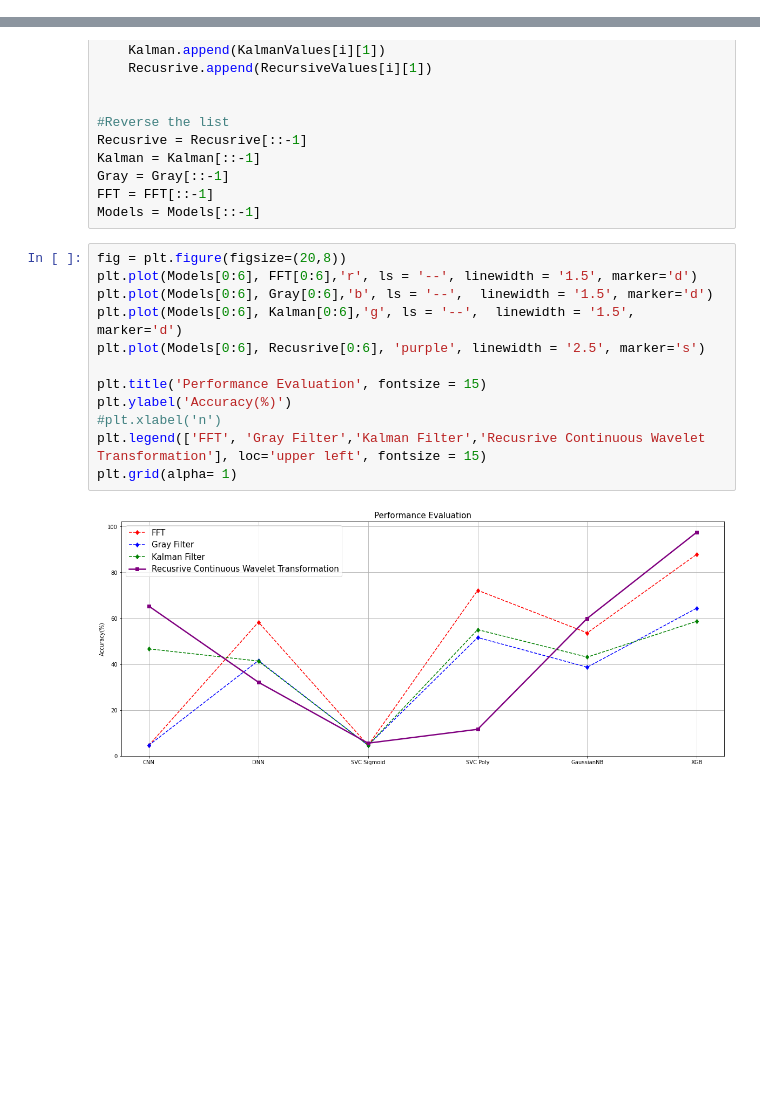
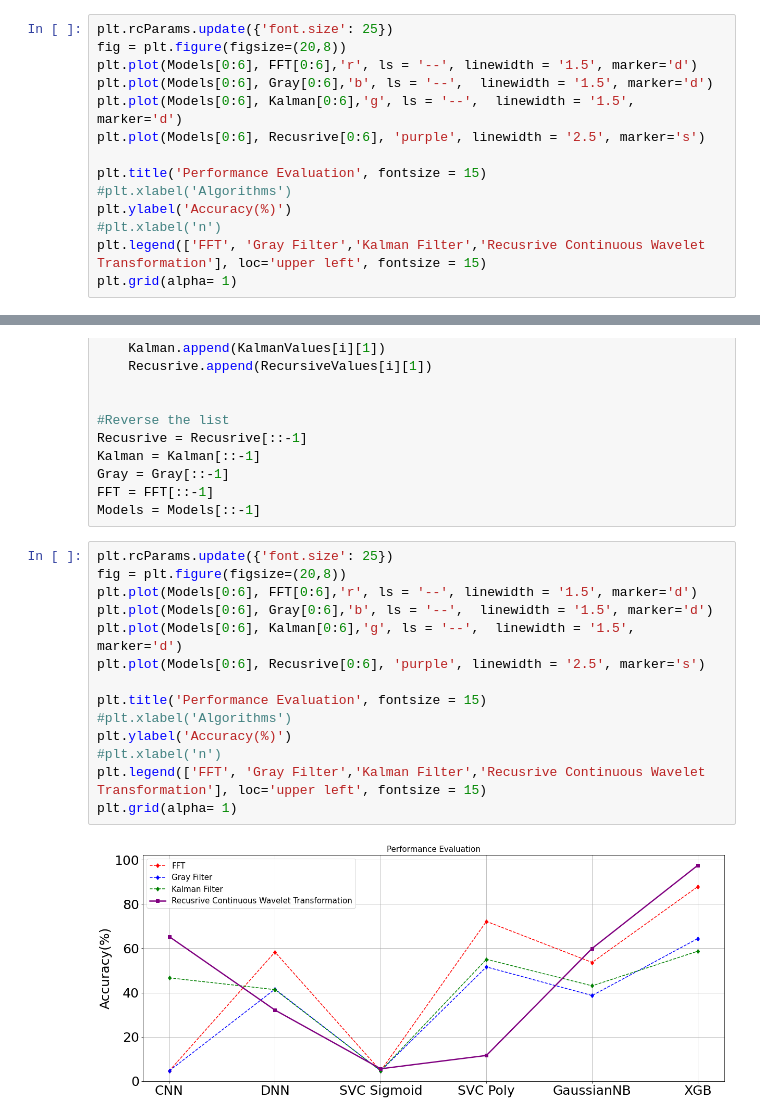
Before and after one commit to Sakibapon/IndoorLocalaization, a Jupyter notebook: recursive-continuous-wavelet-transformation.ipynb, the cells around one changed output, grey strips where cells are left out. Cells and saved outputs as stored; diff of their text form; blank space fills up the shorter version.

Commit message:
Kaggle Notebook | Recursive Continuous Wavelet Transformation | Version 5

```diff
--- a/recursive-continuous-wavelet-transformation.ipynb
+++ b/recursive-continuous-wavelet-transformation.ipynb
@@ -136,6 +136,20 @@ for i in range(1, 10):
 8 97.49
 9 97.34
 6
+# %%
+plt.rcParams.update({'font.size': 25})
+fig = plt.figure(figsize=(20,8))
+plt.plot(Models[0:6], FFT[0:6],'r', ls = '--', linewidth = '1.5', marker='d')
+plt.plot(Models[0:6], Gray[0:6],'b', ls = '--',  linewidth = '1.5', marker='d')
+plt.plot(Models[0:6], Kalman[0:6],'g', ls = '--',  linewidth = '1.5', marker='d')
+plt.plot(Models[0:6], Recusrive[0:6], 'purple', linewidth = '2.5', marker='s')
+
+plt.title('Performance Evaluation', fontsize = 15)
+#plt.xlabel('Algorithms')
+plt.ylabel('Accuracy(%)')
+#plt.xlabel('n')
+plt.legend(['FFT', 'Gray Filter','Kalman Filter','Recusrive Continuous Wavelet Transformation'], loc='upper left', fontsize = 15)
+plt.grid(alpha= 1)
 # %%
 depth = XGBestimator[:9]
 child = XGBestimatorChild
@@ -522,16 +536,18 @@ Gray = Gray[::-1]
 FFT = FFT[::-1]
 Models = Models[::-1]
 # %%
+plt.rcParams.update({'font.size': 25})
 fig = plt.figure(figsize=(20,8))
 plt.plot(Models[0:6], FFT[0:6],'r', ls = '--', linewidth = '1.5', marker='d')
 plt.plot(Models[0:6], Gray[0:6],'b', ls = '--',  linewidth = '1.5', marker='d')
 plt.plot(Models[0:6], Kalman[0:6],'g', ls = '--',  linewidth = '1.5', marker='d')
 plt.plot(Models[0:6], Recusrive[0:6], 'purple', linewidth = '2.5', marker='s')
 
 plt.title('Performance Evaluation', fontsize = 15)
+#plt.xlabel('Algorithms')
 plt.ylabel('Accuracy(%)')
 #plt.xlabel('n')
 plt.legend(['FFT', 'Gray Filter','Kalman Filter','Recusrive Continuous Wavelet Transformation'], loc='upper left', fontsize = 15)
 plt.grid(alpha= 1)
 # %% [output]
-[figure, old version]
+[figure, new version]
```
Also changed, not shown: parts of 1 cell of this notebook.
